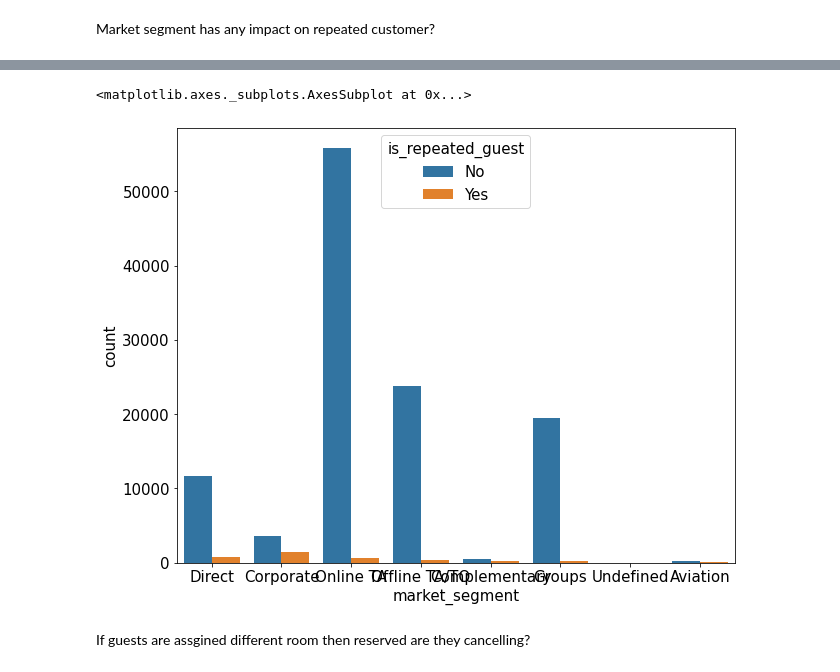
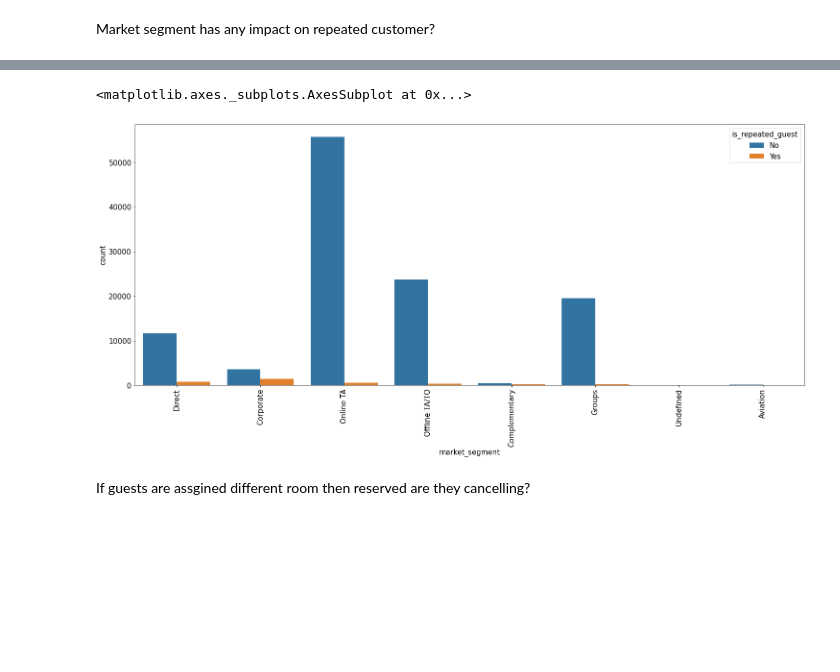
Before and after one commit to Souvik0651/hotel_booking_analysis, a Jupyter notebook: Hotel_Booking_Analysis_Souvik_Capstone_Project.ipynb, the cells around one changed output, grey strips where cells are left out. Saved outputs shown, nothing was run; the diff lists cells and outputs as text; code cells hidden in the pictures; blank space fills up the shorter version.

```diff
--- a/Hotel_Booking_Analysis_Souvik_Capstone_Project.ipynb
+++ b/Hotel_Booking_Analysis_Souvik_Capstone_Project.ipynb
@@ -367,0 +374,8 @@ rel_lead_canc.plot(kind='bar')
+# %%
+plt.rcParams['figure.figsize']=(25,10)
+plt.plot(lt,Yes,color='r')
+plt.plot(lt,No,color='k')
+plt.xlabel('Lead Time')
+plt.ylabel('no of hotels')
+plt.legend(title='is canceled',labels=['Yes','No'])
+plt.title('relation between lead time and cancellation')
@@ -387,10 +390,11 @@ hotel_booking_new['is_repeated_guest'].replace({0:'No',1:'Yes'},inplace=True)
 repeated_quest=hotel_booking_new[hotel_booking_new['is_repeated_guest']=='Yes']
 not_repeated_quest=hotel_booking_new[hotel_booking_new['is_repeated_guest']=='No']
 # %%
+plt.xticks(rotation=90)
 sns.countplot(x='market_segment',hue='is_repeated_guest',data=hotel_booking_new)
 # %% [output]
 <matplotlib.axes._subplots.AxesSubplot at 0x...>
-[figure, old version]
+[figure, new version]
 # %% [markdown]
 If guests are assgined different room then reserved are they cancelling?
 # %%
```
Also changed, not shown: parts of 31 cells of this notebook.
